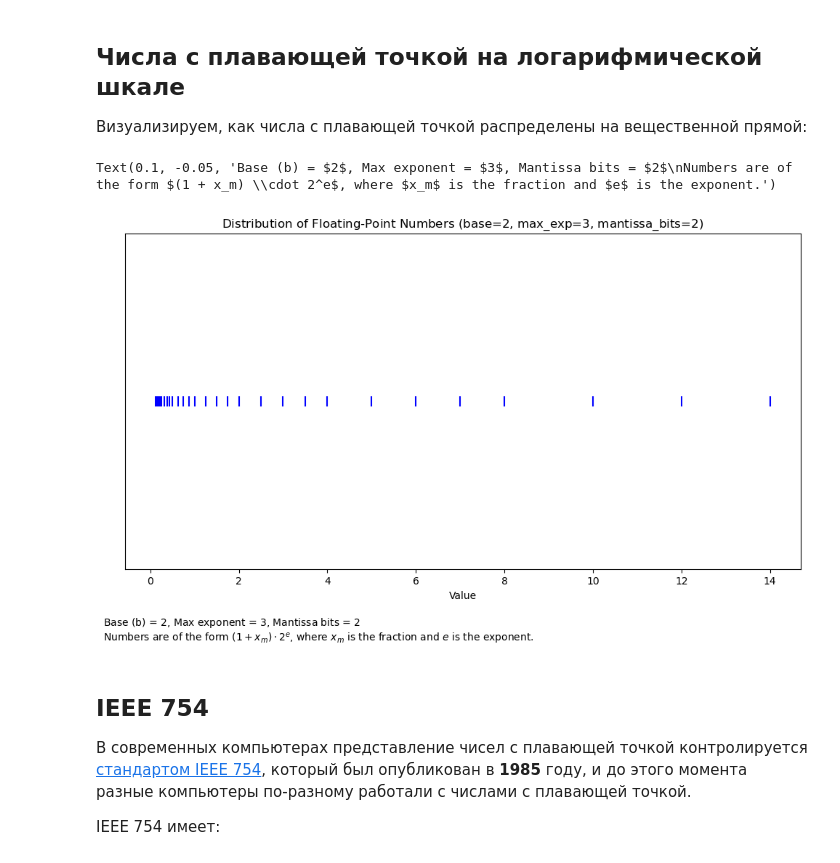
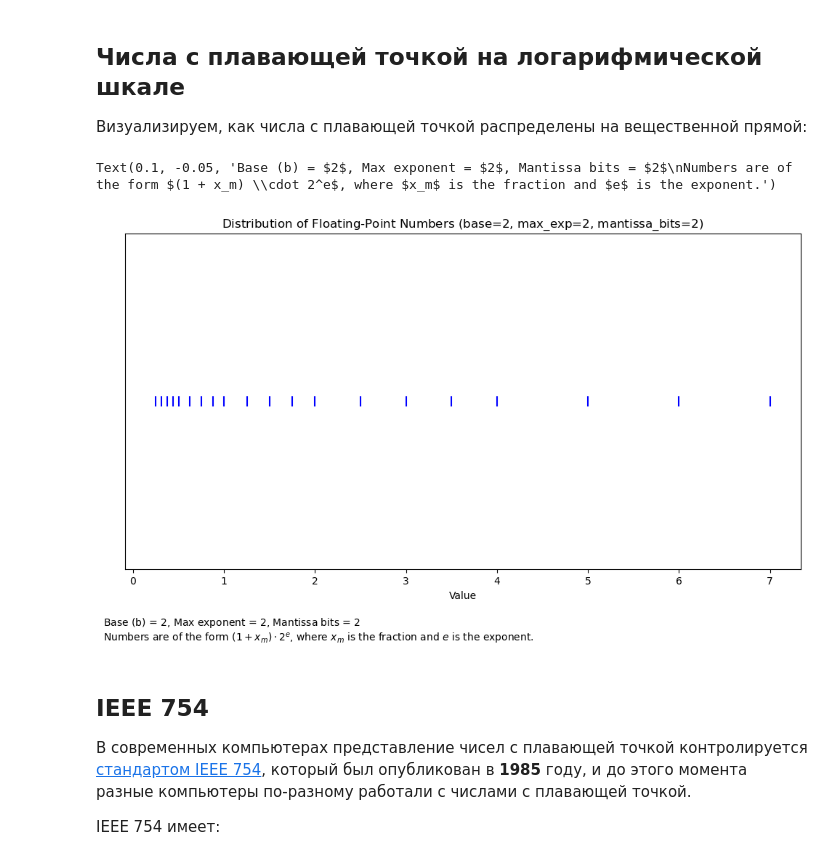
Before and after one commit to MerkulovDaniil/nla360, a Jupyter notebook: lectures/lecture-1/lecture-1.ipynb, the cells around one changed output. Saved outputs shown, nothing was run; the diff lists cells and outputs as text; code cells hidden in the pictures.

```diff
--- a/lectures/lecture-1/lecture-1.ipynb
+++ b/lectures/lecture-1/lecture-1.ipynb
@@ -110,7 +110,7 @@ import matplotlib.pyplot as plt
 
 # Define parameters for a small floating-point system
 b = 2  # base
-e_max = 3  # maximum exponent
+e_max = 2  # maximum exponent
 mantissa_bits = 2  # number of bits for mantissa
 
 # Generate all possible combinations of exponent and mantissa
@@ -118,35 +118,35 @@ exponents = range(-e_max, e_max + 1)
 mantissas = np.linspace(0, 1 - 2**(-mantissa_bits), 2**mantissa_bits)
 
 # Calculate floating-point numbers
 fp_numbers = []
 for e in exponents:
     for m in mantissas:
         fp_numbers.append((1 + m) * b**(e))
 
 # Sort the numbers for proper visualization
 fp_numbers.sort()
 
 # Create figure
 fig, ax = plt.subplots(figsize=(12, 6))
 
 # Plot the floating-point numbers
 ax.scatter(fp_numbers, [1] * len(fp_numbers), marker='|', s=100, color='blue')
 ax.set_ylim(0.5, 1.5)
 ax.set_yticks([])  # Remove y-axis ticks
 
 ax.set_title(r'Distribution of Floating-Point Numbers (base=$%d$, max_exp=$%d$, mantissa_bits=$%d$)' % (b, e_max, mantissa_bits))
 ax.set_xlabel('Value')
 
 # Add text explanation
 plt.figtext(0.1, -0.05,
     r"Base (b) = $%d$, Max exponent = $%d$, Mantissa bits = $%d$" % (b, e_max, mantissa_bits) + "\n" +
     r"Numbers are of the form $(1 + x_m) \cdot 2^e$, where $x_m$ is the fraction and $e$ is the exponent.",
     wrap=True)
 #plt.tight_layout()
 #plt.show()
 # %% [output]
-Text(0.1, -0.05, 'Base (b) = $2$, Max exponent = $3$, Mantissa bits = $2$\nNumbers are of the form $(1 + x_m) \\cdot 2^e$, where $x_m$ is the fraction and $e$ is the exponent.')
+Text(0.1, -0.05, 'Base (b) = $2$, Max exponent = $2$, Mantissa bits = $2$\nNumbers are of the form $(1 + x_m) \\cdot 2^e$, where $x_m$ is the fraction and $e$ is the exponent.')
-[figure, old version]
+[figure, new version]
 # %% [markdown]
 ## IEEE 754
 В современных компьютерах представление чисел с плавающей точкой контролируется [стандартом IEEE 754](https://en.wikipedia.org/wiki/IEEE_floating_point), который был опубликован в **1985** году, и до этого момента разные компьютеры по-разному работали с числами с плавающей точкой.
```
Also changed, not shown: parts of 9 cells of this notebook, 6 other files.
